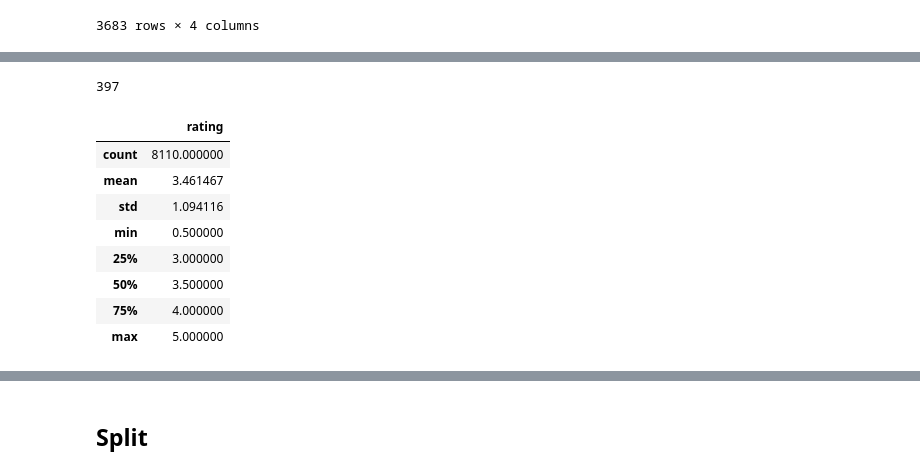
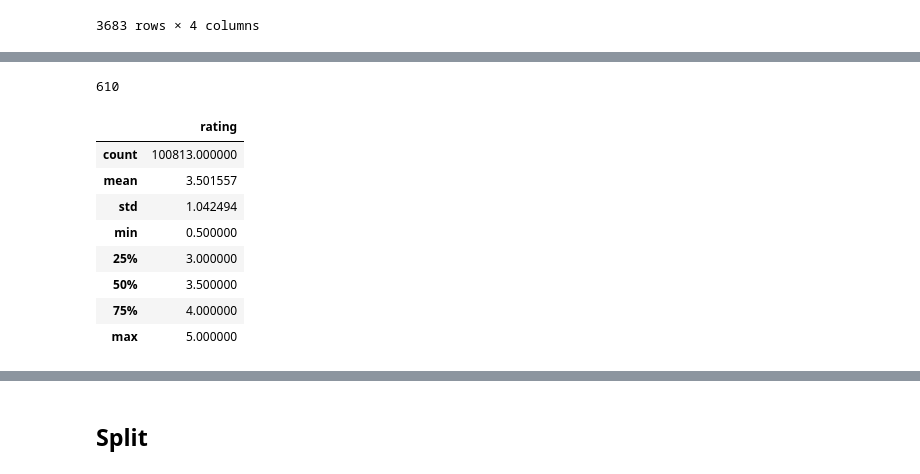
Before and after one commit to xiaohua-su/Recommender_System, a Jupyter notebook: Data Cleaning-Team.ipynb, the cells around one changed output, grey strips where cells are left out. Drawn from its saved outputs; the diff is of its cells as text; code cells hidden in the pictures.

```diff
--- a/Data Cleaning-Team.ipynb
+++ b/Data Cleaning-Team.ipynb
@@ -212,7 +216,7 @@ tags
 | 3682 | 610 | 168248 | Heroic Bloodshed | 1493844270 |
 3683 rows × 4 columns
 # %%
-movie_rating = movies.join(rating, on='movieId', lsuffix='movie_', rsuffix='rating_', how='outer')
+movie_rating = movies.merge(rating, on='movieId', how='outer')
 # %%
 movie_rating
 # %% [output]
@@ -232,17 +236,19 @@ movie_rating
 # %%
 movie_rating.dropna(inplace=True)
+# %%
+movie_rating['genres']=[row.strip().lower().replace('|',',') for row in movie_rating['genres']]
 # %%
 movie_rating['userId'].nunique()
 # %% [output]
-397
+610
 # %%
-stats = movie_rating[['rating', 'timestamp']].describe()
+stats = movie_rating.filter(['rating', 'timestamp']).describe()
 stats
 # %% [output]
 |  | rating |
-| count | 8110.000000 |
-| mean | 3.461467 |
-| std | 1.094116 |
+| count | 100813.000000 |
+| mean | 3.501557 |
+| std | 1.042494 |
 | min | 0.500000 |
 | 25% | 3.000000 |
 | 50% | 3.500000 |
```
Also changed, not shown: parts of 48 cells of this notebook, 1 other file.
